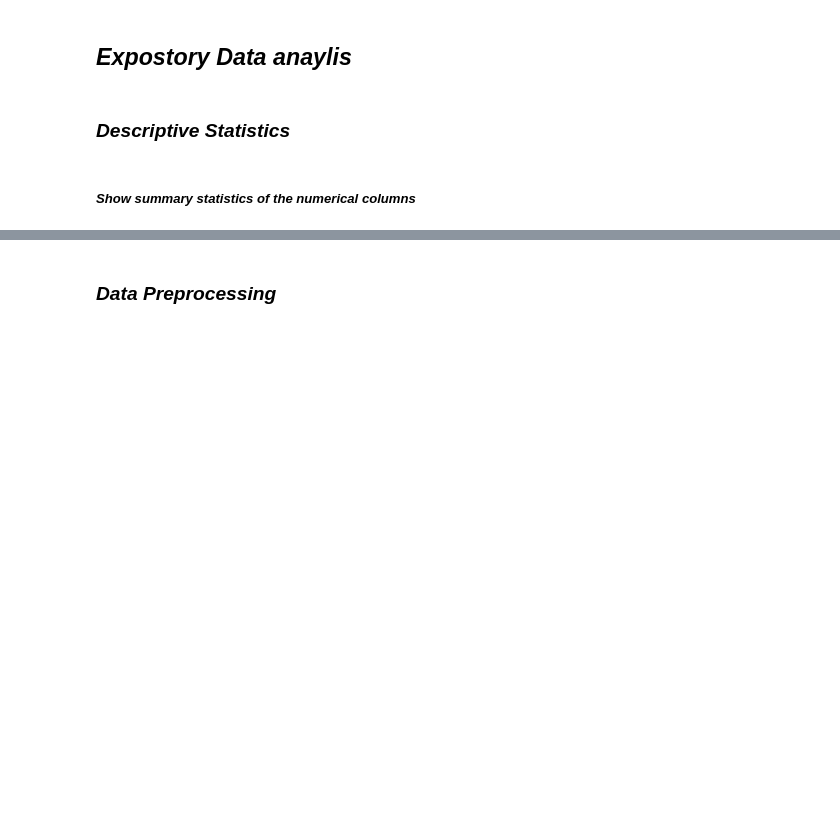
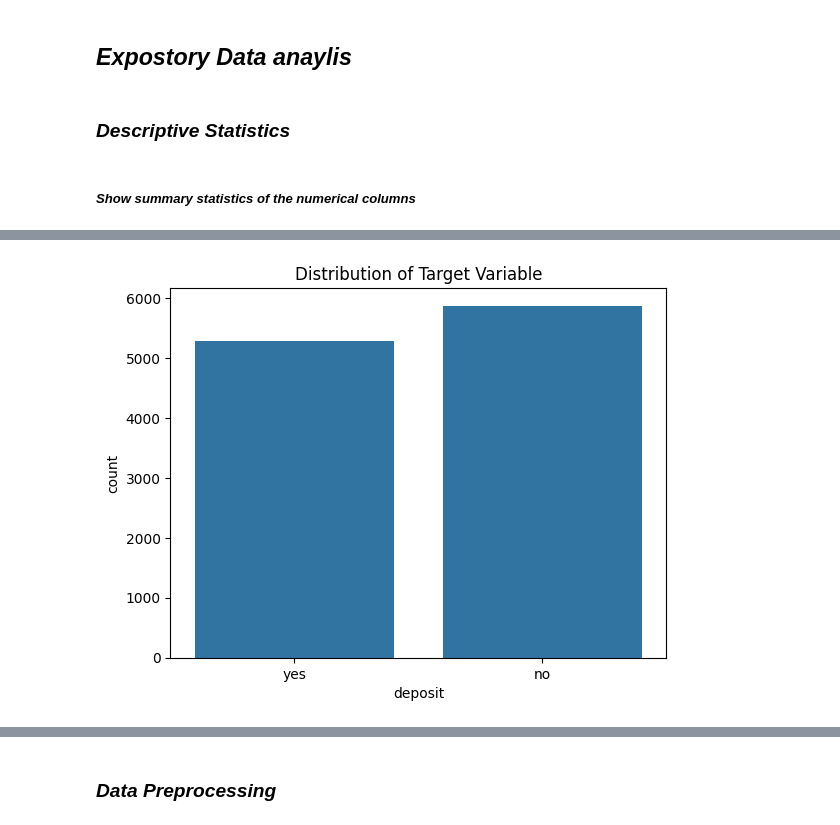
Before and after one commit to SnitTeshome/PRODIGY_DS_03, a Jupyter notebook: Bank_decision tree classifer.ipynb, the cells around one changed output, grey strips where cells are left out. Drawn from its saved outputs; the diff is of its cells as text; code cells hidden in the pictures; blank space fills up the shorter version.

```diff
--- a/Bank_decision tree classifer.ipynb
+++ b/Bank_decision tree classifer.ipynb
@@ -273,0 +307,6 @@ NameError: name 'Bank_data' is not defined
+# %%
+sns.countplot(data=Bank, x='deposit')
+plt.title('Distribution of Target Variable')
+plt.show()
+# %% [output]
+[figure, added]
```
Also changed, not shown: parts of 25 cells of this notebook.
